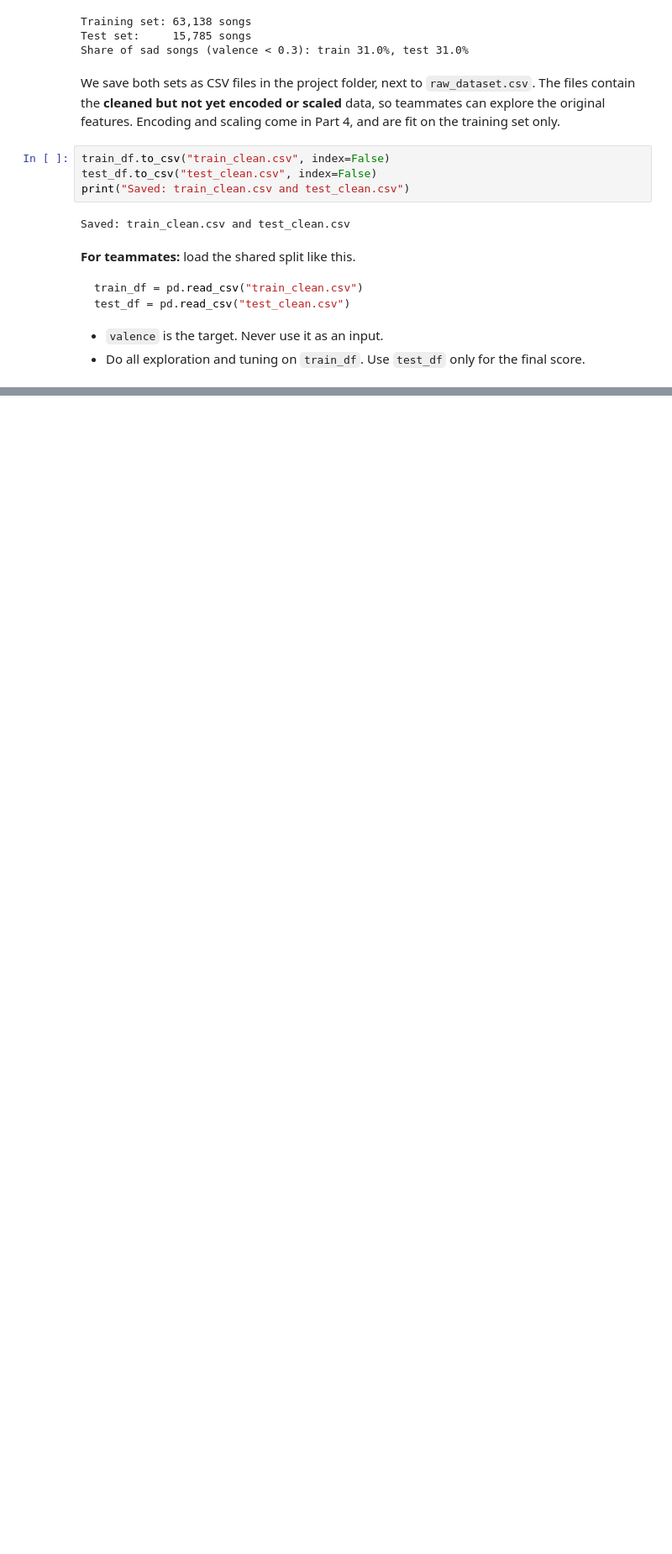
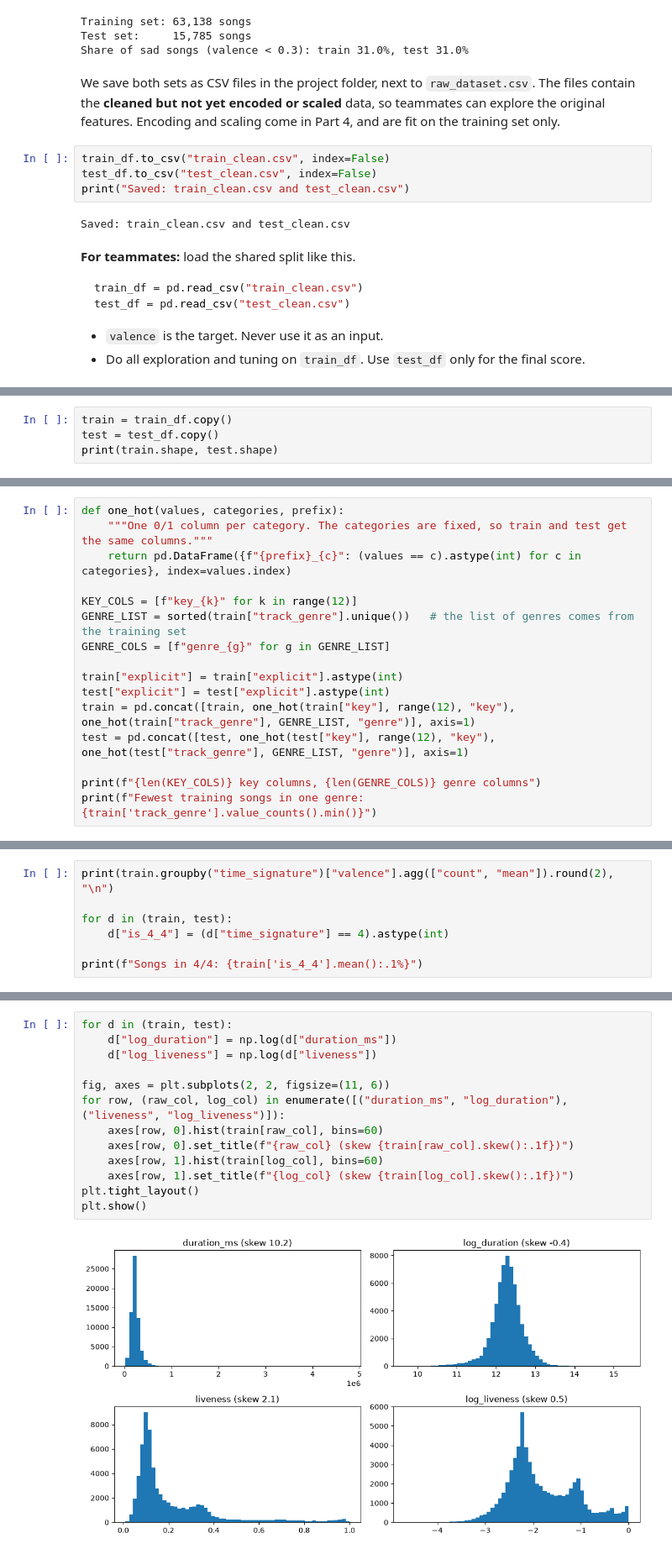
Before and after one commit to zhongda-Eddy/sadness-of-a-song, a Jupyter notebook: data_cleaning.ipynb, the cells around one changed output, grey strips where cells are left out. Shown at 84% size. Saved outputs shown, nothing was run; the diff lists cells and outputs as text; blank space fills up the shorter version.

```diff
--- a/data_cleaning.ipynb
+++ b/data_cleaning.ipynb
@@ -560,0 +570,4 @@ test_df = pd.read_csv("test_clean.csv")
+# %%
+train = train_df.copy()
+test = test_df.copy()
+print(train.shape, test.shape)
@@ -560,0 +585,16 @@ test_df = pd.read_csv("test_clean.csv")
+# %%
+def one_hot(values, categories, prefix):
+    """One 0/1 column per category. The categories are fixed, so train and test get the same columns."""
+    return pd.DataFrame({f"{prefix}_{c}": (values == c).astype(int) for c in categories}, index=values.index)
+
+KEY_COLS = [f"key_{k}" for k in range(12)]
+GENRE_LIST = sorted(train["track_genre"].unique())   # the list of genres comes from the training set
+GENRE_COLS = [f"genre_{g}" for g in GENRE_LIST]
+
+train["explicit"] = train["explicit"].astype(int)
+test["explicit"] = test["explicit"].astype(int)
+train = pd.concat([train, one_hot(train["key"], range(12), "key"), one_hot(train["track_genre"], GENRE_LIST, "genre")], axis=1)
+test = pd.concat([test, one_hot(test["key"], range(12), "key"), one_hot(test["track_genre"], GENRE_LIST, "genre")], axis=1)
+
+print(f"{len(KEY_COLS)} key columns, {len(GENRE_COLS)} genre columns")
+print(f"Fewest training songs in one genre: {train['track_genre'].value_counts().min()}")
@@ -560,0 +658,7 @@ test_df = pd.read_csv("test_clean.csv")
+# %%
+print(train.groupby("time_signature")["valence"].agg(["count", "mean"]).round(2), "\n")
+
+for d in (train, test):
+    d["is_4_4"] = (d["time_signature"] == 4).astype(int)
+
+print(f"Songs in 4/4: {train['is_4_4'].mean():.1%}")
@@ -560,0 +684,15 @@ test_df = pd.read_csv("test_clean.csv")
+# %%
+for d in (train, test):
+    d["log_duration"] = np.log(d["duration_ms"])
+    d["log_liveness"] = np.log(d["liveness"])
+
+fig, axes = plt.subplots(2, 2, figsize=(11, 6))
+for row, (raw_col, log_col) in enumerate([("duration_ms", "log_duration"), ("liveness", "log_liveness")]):
+    axes[row, 0].hist(train[raw_col], bins=60)
+    axes[row, 0].set_title(f"{raw_col} (skew {train[raw_col].skew():.1f})")
+    axes[row, 1].hist(train[log_col], bins=60)
+    axes[row, 1].set_title(f"{log_col} (skew {train[log_col].skew():.1f})")
+plt.tight_layout()
+plt.show()
+# %% [output]
+[figure, added]
```
Also changed, not shown: parts of 28 cells of this notebook.
